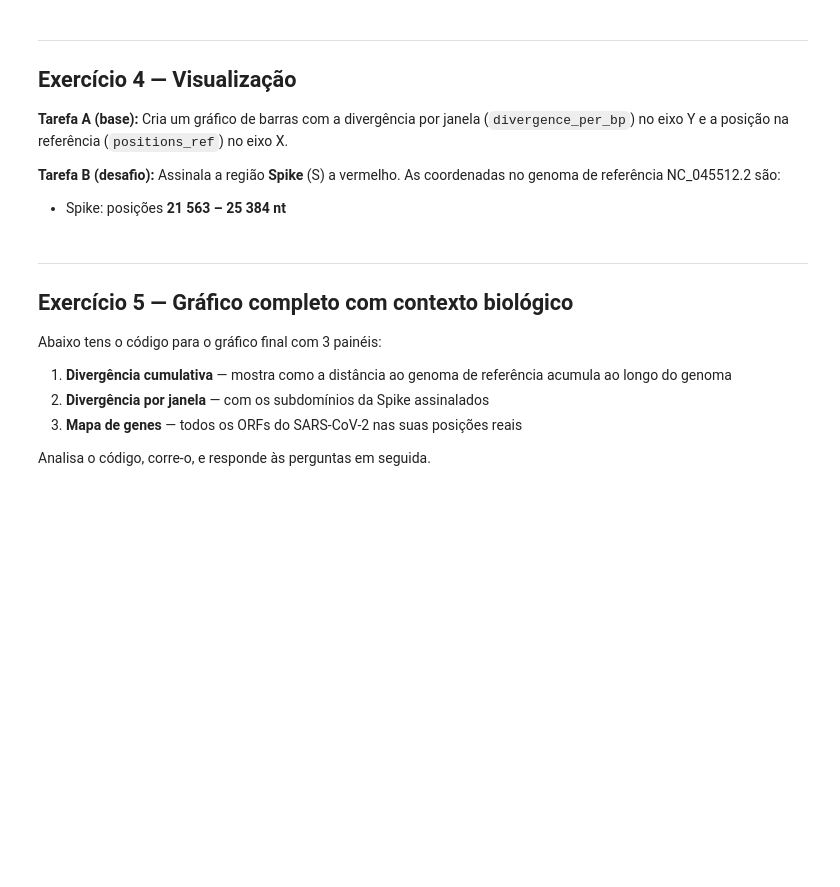
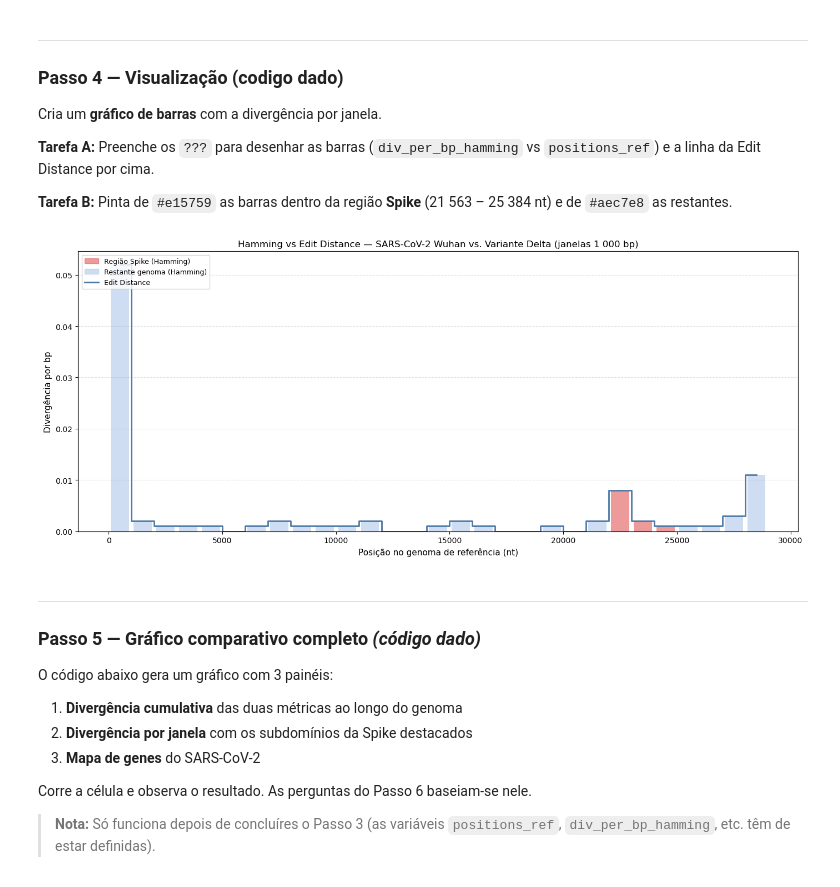
Before and after one commit to amarcos20/projeto_investigacao_algoritmos, a Jupyter notebook: code/Hands_on_variants.ipynb, the cells around one changed output. Drawn from its saved outputs; the diff is of its cells as text; code cells hidden in the pictures; blank space fills up the shorter version.

```diff
--- a/code/Hands_on_variants.ipynb
+++ b/code/Hands_on_variants.ipynb
@@ -74,18 +70,16 @@ def read_fasta(path):
 # %%
-# ── Verificação ───────────────────────────────────────────────────────────────
-REF_PATH = "../SARS-CoV-2_ref_aln.fasta"
-VAR_PATH = "../SARS-CoV-2_var_aln.fasta"
+REF_PATH = #caminho para o arquivo da referência
+VAR_PATH = #caminho para o arquivo da variante
 
 hdr_ref, seq_ref = read_fasta(REF_PATH)
 hdr_var, seq_var = read_fasta(VAR_PATH)
 
+# Validação — não alteres esta parte
 print(f"Referência : {hdr_ref[:70]}")
 print(f"Comprimento: {len(seq_ref):,} colunas")
 print()
 print(f"Variante   : {hdr_var[:70]}")
 print(f"Comprimento: {len(seq_var):,} colunas")
 print()
-
-# As duas sequências devem ter o mesmo comprimento (estão alinhadas)
-assert len(seq_ref) == len(seq_var), "ERRO: comprimentos diferentes — revê a função read_fasta!"
+assert len(seq_ref) == len(seq_var), "ERRO: comprimentos diferentes!"
 print("✓ Comprimentos iguais — alinhamento carregado corretamente.")
@@ -232,39 +321,55 @@ for dpb, pos in ranked[:5]:
 # %% [markdown]
 ---
-## Exercício 4 — Visualização
+### Passo 4 — Visualização (codigo dado)
 
-**Tarefa A (base):** Cria um gráfico de barras com a divergência por janela (`divergence_per_bp`) no eixo Y e a posição na referência (`positions_ref`) no eixo X.
+Cria um **gráfico de barras** com a divergência por janela.
 
-**Tarefa B (desafio):** Assinala a região **Spike** (S) a vermelho. As coordenadas no genoma de referência NC_045512.2 são:
-- Spike: posições **21 563 – 25 384 nt**
+**Tarefa A:** Preenche os `???` para desenhar as barras (`div_per_bp_hamming` vs `positions_ref`) e a linha da Edit Distance por cima.
+
+**Tarefa B:** Pinta de `#e15759` as barras dentro da região **Spike** (21 563 – 25 384 nt) e de `#aec7e8` as restantes.
 # %%
-fig, ax = plt.subplots(figsize=(14, 5))
-
-# TODO Tarefa A: cria um gráfico de barras
-# Dica: ax.bar(x, height, width=...)
-
-
-# TODO Tarefa B (desafio): pinta de vermelho as barras dentro da Spike
-# Dica: cria uma lista de cores com uma list comprehension
-# e passa-a ao parâmetro `color` do ax.bar
 SPIKE_START, SPIKE_END = 21_563, 25_384
 
+fig, ax = plt.subplots(figsize=(14, 6))
+
+# Tarefa B: lista de cores — #e15759 para Spike, #aec7e8 para o resto
+colors = ["#e15759" if SPIKE_START <= p <= SPIKE_END else "#aec7e8"
+          for p in positions_ref]
+
+# Tarefa A: barras de Hamming Distance
+ax.bar(positions_ref, div_per_bp_hamming, width=WINDOW * 0.8,
+       color=colors, alpha=0.6, label="Hamming Distance", align="center")
+
+# Tarefa A: linha de Edit Distance por cima das barras
+ax.step(positions_ref, div_per_bp_edit, where='mid', color="#4e79a7",
+        linewidth=2, label="Edit Distance (Levenshtein)")
 
 ax.set_xlabel("Posição no genoma de referência (nt)", fontsize=11)
 ax.set_ylabel("Divergência por bp", fontsize=11)
-ax.set_title("Divergência por janelas de 1 000 bp — SARS-CoV-2 Wuhan vs. Variante Indiana")
+ax.set_title("Hamming vs Edit Distance — SARS-CoV-2 Wuhan vs. Variante Delta (janelas 1 000 bp)")
 ax.grid(axis="y", linestyle="--", alpha=0.4)
+
+legend_elements = [
+    mpatches.Patch(color="#e15759", alpha=0.6, label="Região Spike (Hamming)"),
+    mpatches.Patch(color="#aec7e8", alpha=0.6, label="Restante genoma (Hamming)"),
+    plt.Line2D([0], [0], color="#4e79a7", lw=2, label="Edit Distance"),
+]
+ax.legend(handles=legend_elements, fontsize=9, loc="upper left")
 
 plt.tight_layout()
 plt.show()
+# %% [output]
+[figure, added]
 # %% [markdown]
 ---
-## Exercício 5 — Gráfico completo com contexto biológico
+### Passo 5 — Gráfico comparativo completo *(código dado)*
 
-Abaixo tens o código para o gráfico final com 3 painéis:
-1. **Divergência cumulativa** — mostra como a distância ao genoma de referência acumula ao longo do genoma
-2. **Divergência por janela** — com os subdomínios da Spike assinalados
-3. **Mapa de genes** — todos os ORFs do SARS-CoV-2 nas suas posições reais
+O código abaixo gera um gráfico com 3 painéis:
+1. **Divergência cumulativa** das duas métricas ao longo do genoma
+2. **Divergência por janela** com os subdomínios da Spike destacados
+3. **Mapa de genes** do SARS-CoV-2
 
-Analisa o código, corre-o, e responde às perguntas em seguida.
+Corre a célula e observa o resultado. As perguntas do Passo 6 baseiam-se nele.
+
+> **Nota:** Só funciona depois de concluíres o Passo 3 (as variáveis `positions_ref`, `div_per_bp_hamming`, etc. têm de estar definidas).
 # %%
```
Also changed, not shown: parts of 17 cells of this notebook.
